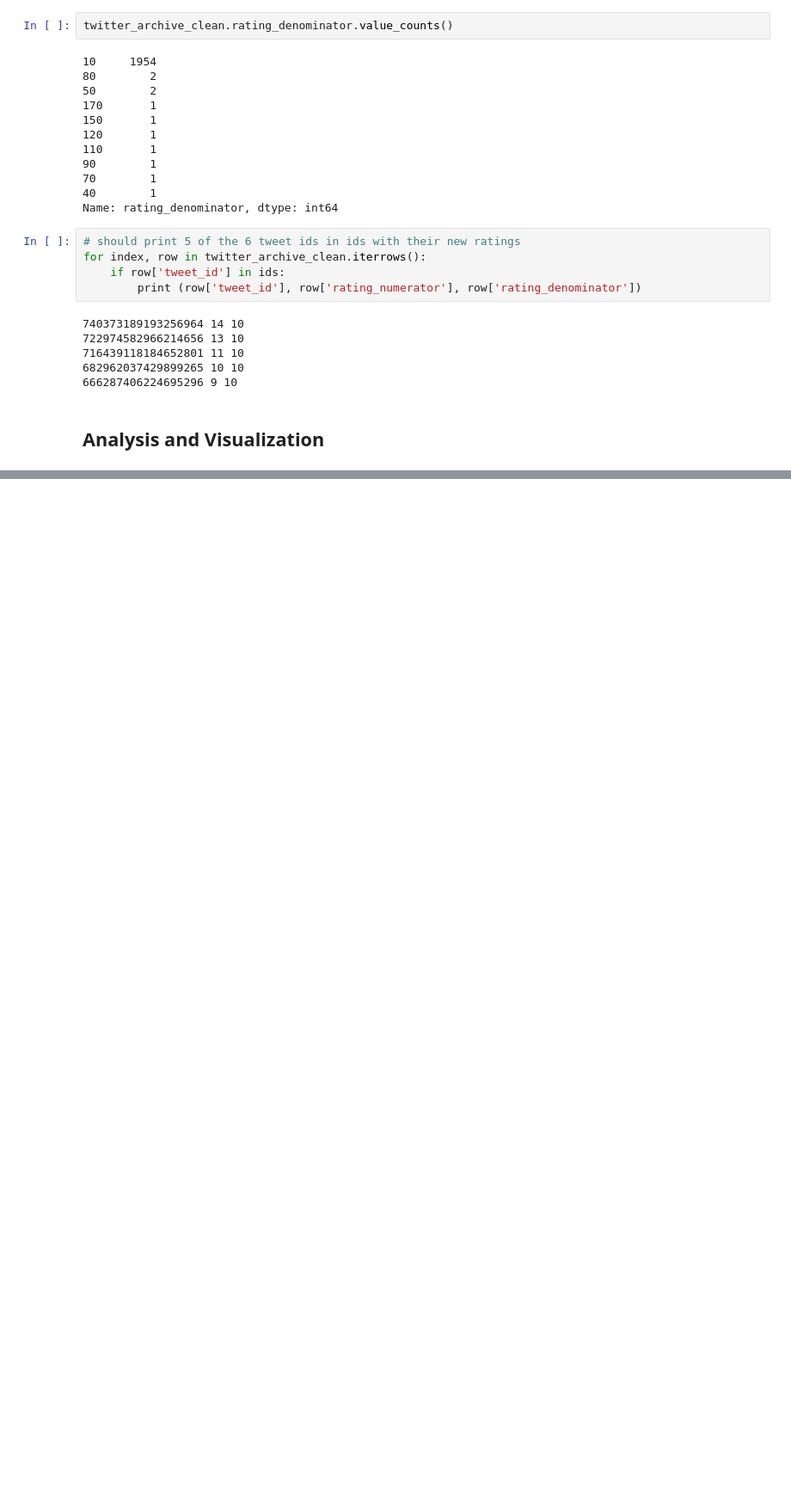
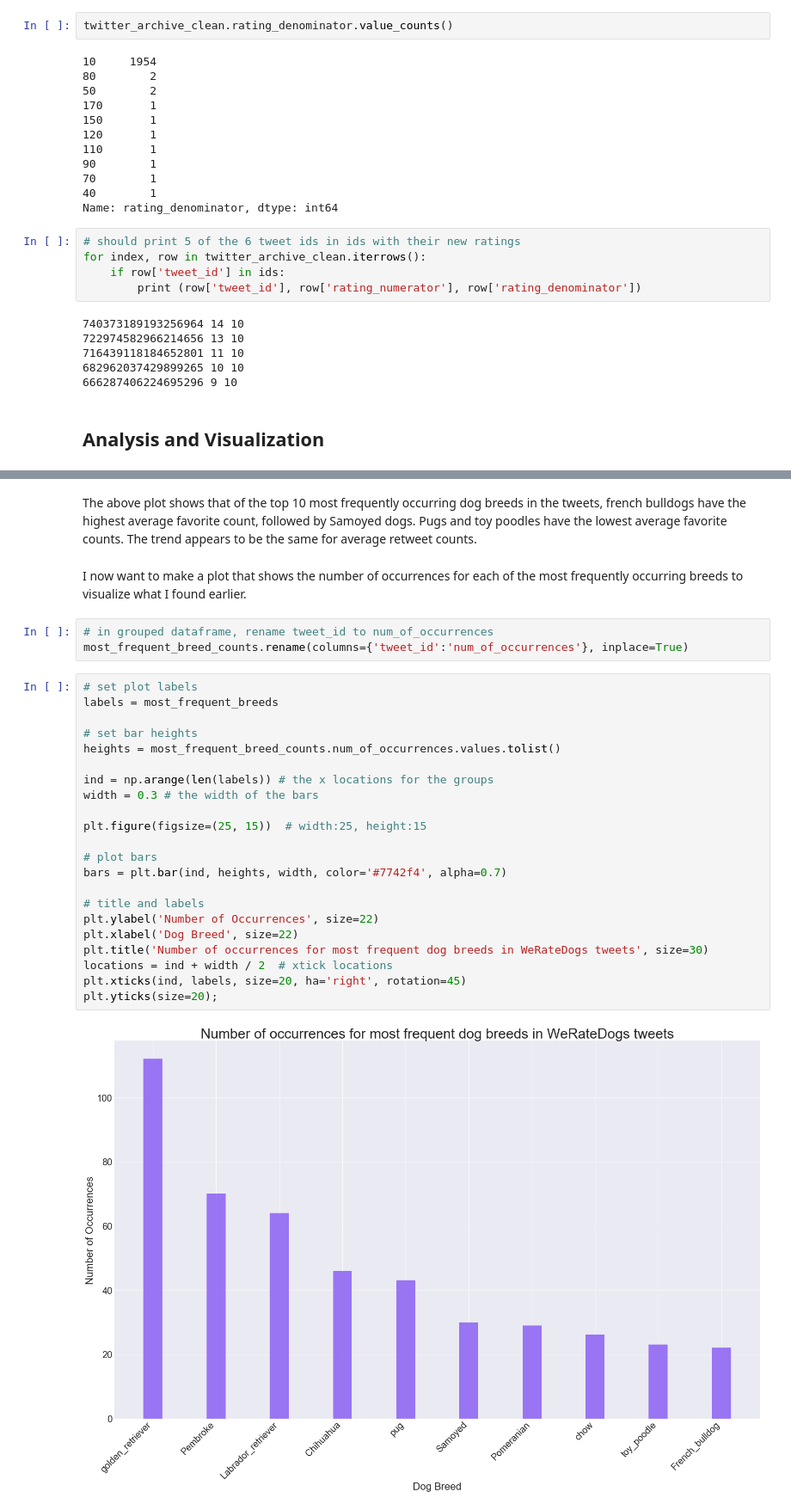
Before and after one commit to cnspatino/WeRateDogs-twitter-analysis, a Jupyter notebook: wrangle_act.ipynb, the cells around one changed output, grey strips where cells are left out. Shown at 86% size. Saved outputs shown, nothing was run; the diff lists cells and outputs as text; blank space fills up the shorter version.

```diff
--- a/wrangle_act.ipynb
+++ b/wrangle_act.ipynb
@@ -1456,0 +1616,31 @@ for index, row in twitter_archive_clean.iterrows():
+# %% [markdown]
+The above plot shows that of the top 10 most frequently occurring dog breeds in the tweets, french bulldogs have the highest average favorite count, followed by Samoyed dogs. Pugs and toy poodles have the lowest average favorite counts. The trend appears to be the same for average retweet counts.
+# %% [markdown]
+I now want to make a plot that shows the number of occurrences for each of the most frequently occurring breeds to visualize what I found earlier.
+# %%
+# in grouped dataframe, rename tweet_id to num_of_occurrences
+most_frequent_breed_counts.rename(columns={'tweet_id':'num_of_occurrences'}, inplace=True)
+# %%
+# set plot labels
+labels = most_frequent_breeds
+
+# set bar heights
+heights = most_frequent_breed_counts.num_of_occurrences.values.tolist()
+
+ind = np.arange(len(labels)) # the x locations for the groups
+width = 0.3 # the width of the bars
+
+plt.figure(figsize=(25, 15))  # width:25, height:15
+
+# plot bars
+bars = plt.bar(ind, heights, width, color='#7742f4', alpha=0.7)
+
+# title and labels
+plt.ylabel('Number of Occurrences', size=22)
+plt.xlabel('Dog Breed', size=22)
+plt.title('Number of occurrences for most frequent dog breeds in WeRateDogs tweets', size=30)
+locations = ind + width / 2  # xtick locations
+plt.xticks(ind, labels, size=20, ha='right', rotation=45)
+plt.yticks(size=20);
+# %% [output]
+[figure, added]
```
Also changed, not shown: parts of 45 cells of this notebook.
